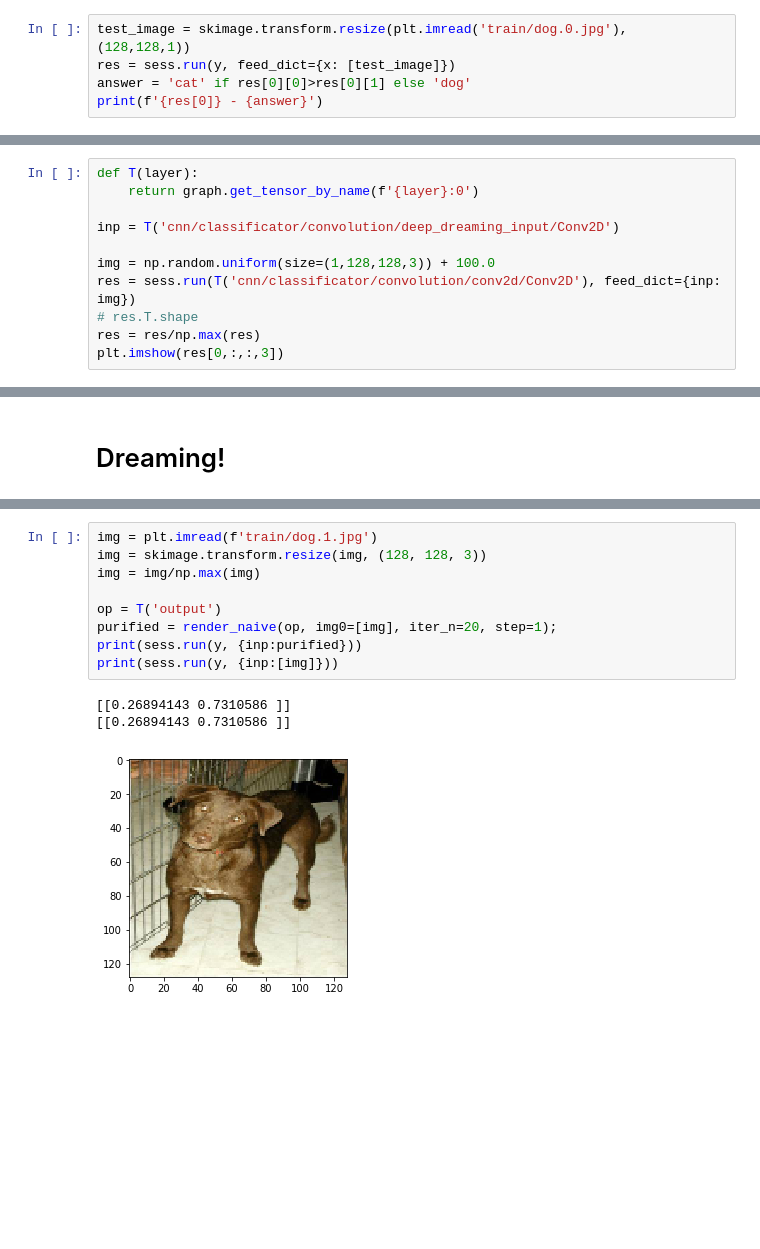
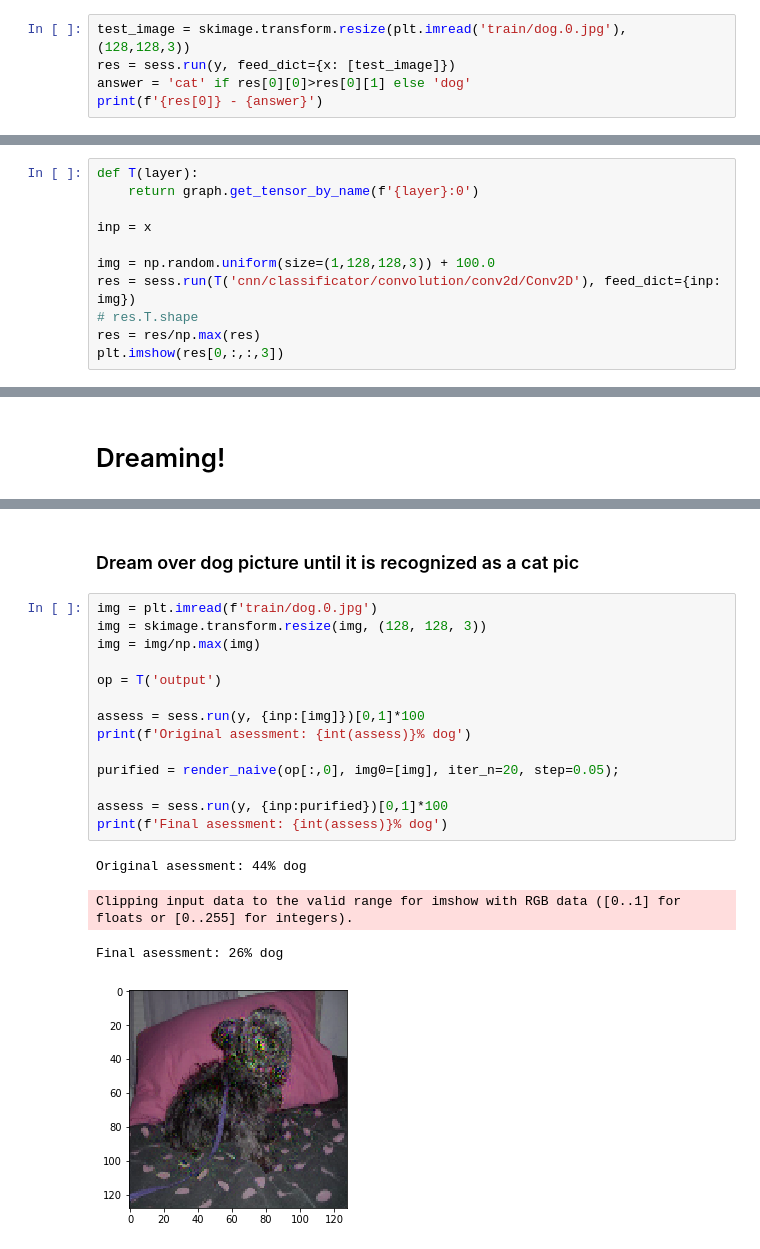
Before and after one commit to aweas/deep_dreaming_dogs, a Jupyter notebook: deep_dreamer.ipynb, the cells around one changed output, grey strips where cells are left out. Cells and saved outputs as stored; diff of their text form; blank space fills up the shorter version.

```diff
--- a/deep_dreamer.ipynb
+++ b/deep_dreamer.ipynb
@@ -29,7 +30,7 @@ y = graph.get_tensor_by_name('output:0')
 # %% [markdown]
 # Testing model accuracy (just in case)
 # %%
-test_image = skimage.transform.resize(plt.imread('train/dog.0.jpg'), (128,128,1))
+test_image = skimage.transform.resize(plt.imread('train/dog.0.jpg'), (128,128,3))
 res = sess.run(y, feed_dict={x: [test_image]})
 answer = 'cat' if res[0][0]>res[0][1] else 'dog'
 print(f'{res[0]} - {answer}')
@@ -55,7 +56,7 @@ print(f'{counter/10}% accuracy')
 def T(layer):
     return graph.get_tensor_by_name(f'{layer}:0')
 
-inp = T('cnn/classificator/convolution/deep_dreaming_input/Conv2D')
+inp = x
 
 img = np.random.uniform(size=(1,128,128,3)) + 100.0
 res = sess.run(T('cnn/classificator/convolution/conv2d/Conv2D'), feed_dict={inp: img})
@@ -181,13 +206,21 @@ Clipping input data to the valid range for imshow with RGB data ([0..1] for floa
+# %% [markdown]
+### Dream over dog picture until it is recognized as a cat pic
 # %%
-img = plt.imread(f'train/dog.1.jpg')
+img = plt.imread(f'train/dog.0.jpg')
 img = skimage.transform.resize(img, (128, 128, 3))
 img = img/np.max(img)
 
 op = T('output')
-purified = render_naive(op, img0=[img], iter_n=20, step=1);
-print(sess.run(y, {inp:purified}))
-print(sess.run(y, {inp:[img]}))
+
+assess = sess.run(y, {inp:[img]})[0,1]*100
+print(f'Original asessment: {int(assess)}% dog')
+
+purified = render_naive(op[:,0], img0=[img], iter_n=20, step=0.05);
+
+assess = sess.run(y, {inp:purified})[0,1]*100
+print(f'Final asessment: {int(assess)}% dog')
 # %% [output]
-[[0.26894143 0.7310586 ]]
-[[0.26894143 0.7310586 ]]
+Original asessment: 44% dog
+Clipping input data to the valid range for imshow with RGB data ([0..1] for floats or [0..255] for integers).
+Final asessment: 26% dog
-[figure, old version]
+[figure, new version]
```
Also changed, not shown: parts of 23 cells of this notebook, 43 other files.
